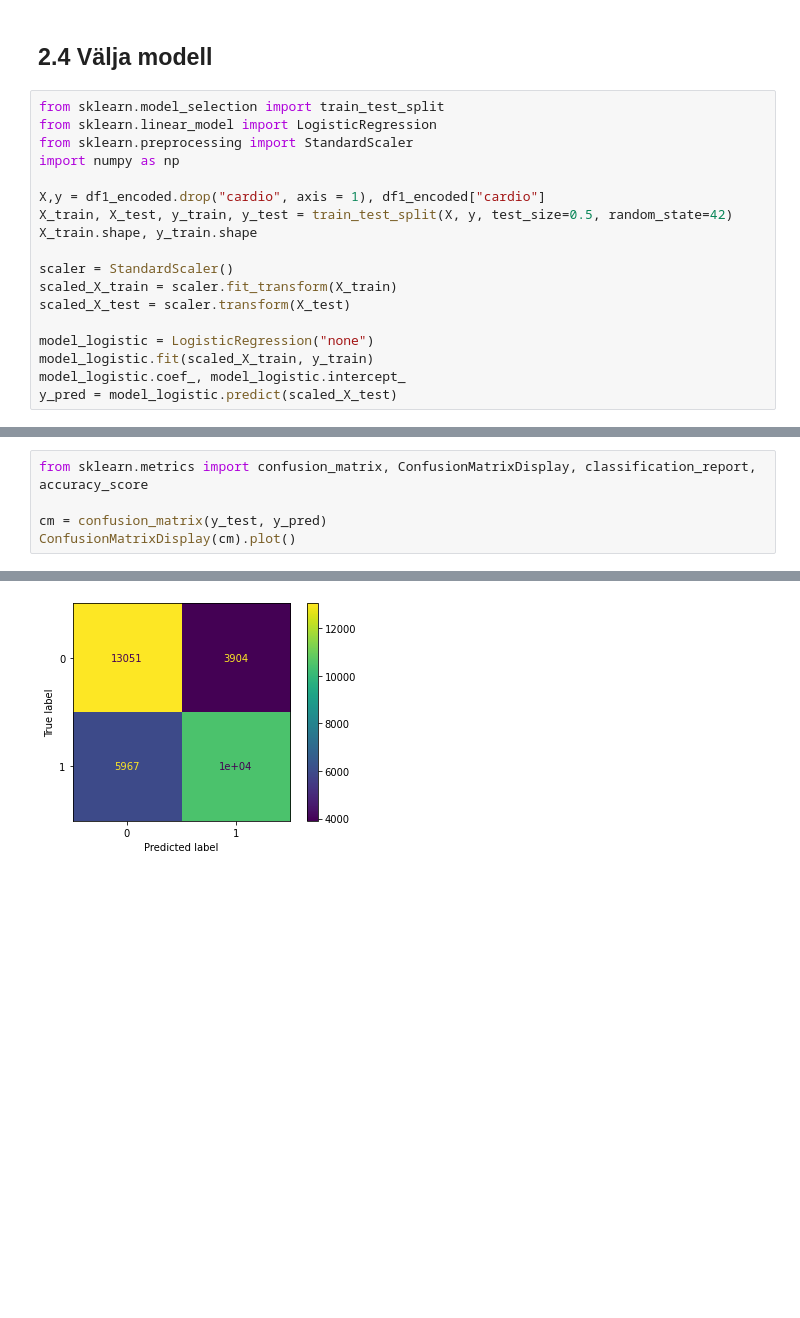
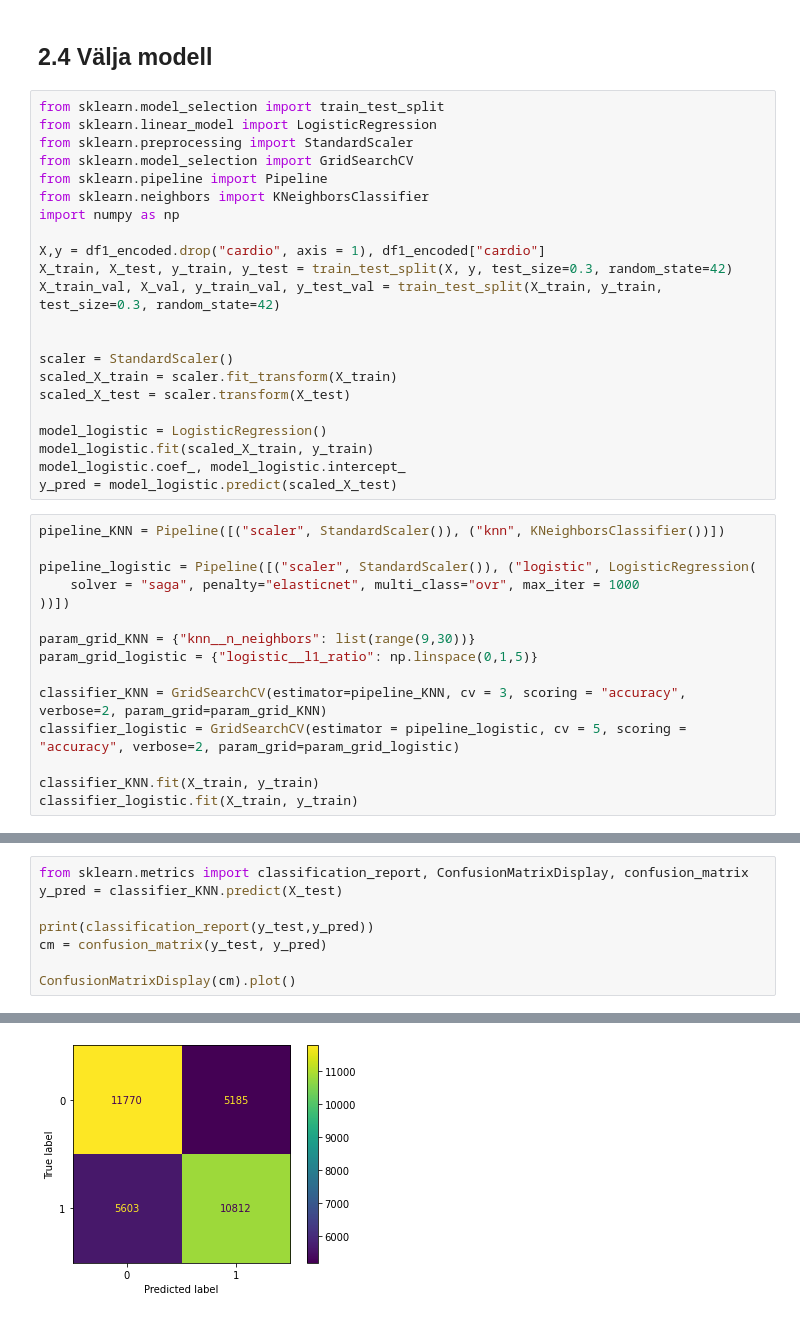
Before and after one commit to FHegardt/Maskininl-rning-Fredrik-Hegardt, a Jupyter notebook: Labb/2.1-8.ipynb, the cells around one changed output, grey strips where cells are left out. Saved outputs shown, nothing was run; the diff lists cells and outputs as text; blank space fills up the shorter version.

Commit message:
GridSearch done

```diff
--- a/Labb/2.1-8.ipynb
+++ b/Labb/2.1-8.ipynb
@@ -170,17 +170,36 @@ df1_encoded
 from sklearn.model_selection import train_test_split
 from sklearn.linear_model import LogisticRegression
 from sklearn.preprocessing import StandardScaler
+from sklearn.model_selection import GridSearchCV
+from sklearn.pipeline import Pipeline
+from sklearn.neighbors import KNeighborsClassifier
 import numpy as np
 
 X,y = df1_encoded.drop("cardio", axis = 1), df1_encoded["cardio"]
-X_train, X_test, y_train, y_test = train_test_split(X, y, test_size=0.5, random_state=42)
-X_train.shape, y_train.shape
+X_train, X_test, y_train, y_test = train_test_split(X, y, test_size=0.3, random_state=42)
+X_train_val, X_val, y_train_val, y_test_val = train_test_split(X_train, y_train, test_size=0.3, random_state=42)
+
 
 scaler = StandardScaler()
 scaled_X_train = scaler.fit_transform(X_train)
 scaled_X_test = scaler.transform(X_test)
 
-model_logistic = LogisticRegression("none")
+model_logistic = LogisticRegression()
 model_logistic.fit(scaled_X_train, y_train)
 model_logistic.coef_, model_logistic.intercept_
 y_pred = model_logistic.predict(scaled_X_test)
+# %%
+pipeline_KNN = Pipeline([("scaler", StandardScaler()), ("knn", KNeighborsClassifier())])
+
+pipeline_logistic = Pipeline([("scaler", StandardScaler()), ("logistic", LogisticRegression(
+    solver = "saga", penalty="elasticnet", multi_class="ovr", max_iter = 1000
+))])
+
+param_grid_KNN = {"knn__n_neighbors": list(range(9,30))}
+param_grid_logistic = {"logistic__l1_ratio": np.linspace(0,1,5)}
+
+classifier_KNN = GridSearchCV(estimator=pipeline_KNN, cv = 3, scoring = "accuracy", verbose=2, param_grid=param_grid_KNN)
+classifier_logistic = GridSearchCV(estimator = pipeline_logistic, cv = 5, scoring = "accuracy", verbose=2, param_grid=param_grid_logistic)
+
+classifier_KNN.fit(X_train, y_train)
+classifier_logistic.fit(X_train, y_train)
@@ -187,6 +233,9 @@ y_pred = model_logistic.predict(scaled_X_test)
 # %%
-from sklearn.metrics import confusion_matrix, ConfusionMatrixDisplay, classification_report, accuracy_score
+from sklearn.metrics import classification_report, ConfusionMatrixDisplay, confusion_matrix
+y_pred = classifier_KNN.predict(X_test)
 
+print(classification_report(y_test,y_pred))
 cm = confusion_matrix(y_test, y_pred)
+
 ConfusionMatrixDisplay(cm).plot()
 # %% [output]
@@ -194 +251 @@ ConfusionMatrixDisplay(cm).plot()
-[figure, old version]
+[figure, new version]
```
Also changed, not shown: parts of 3 cells of this notebook.
